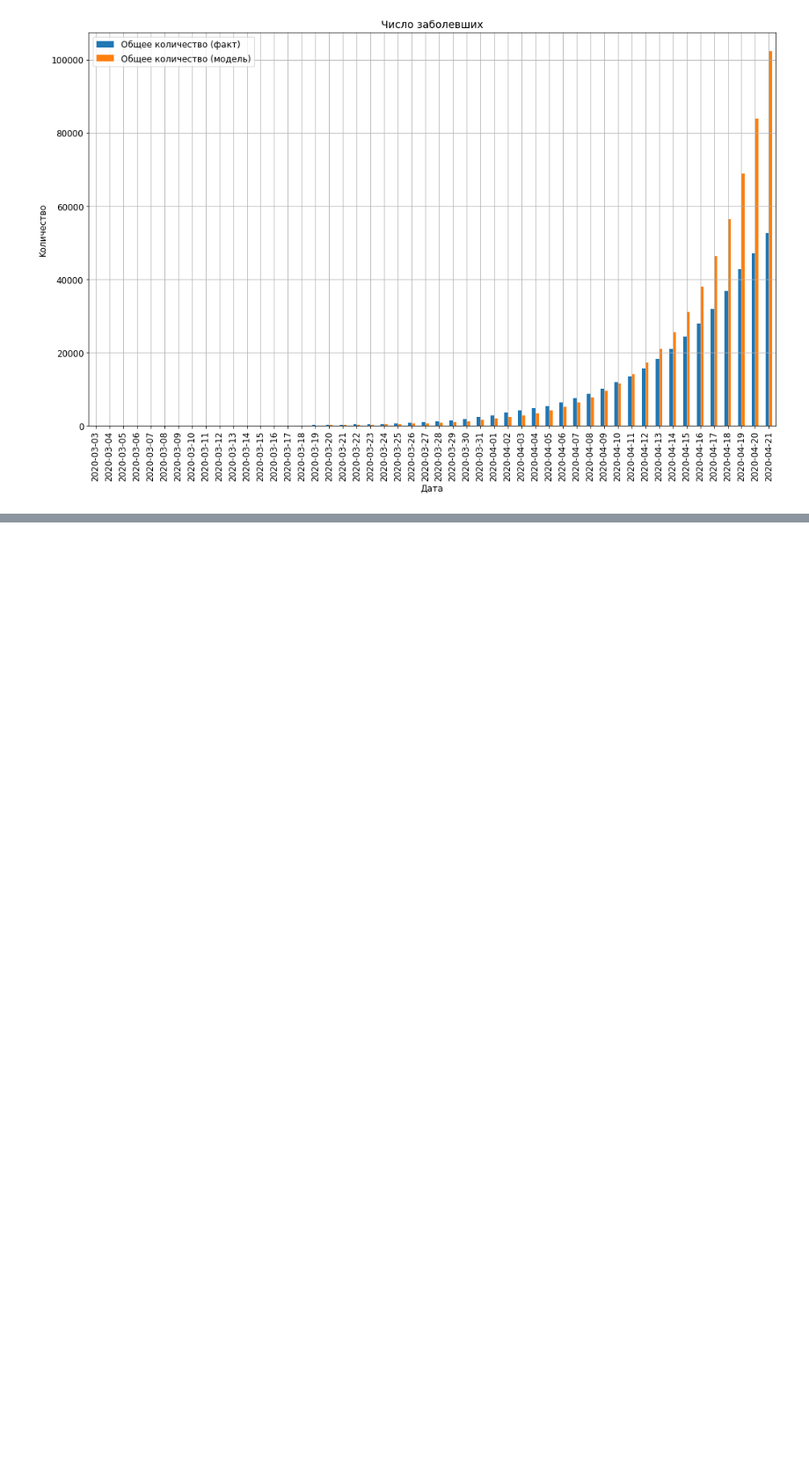
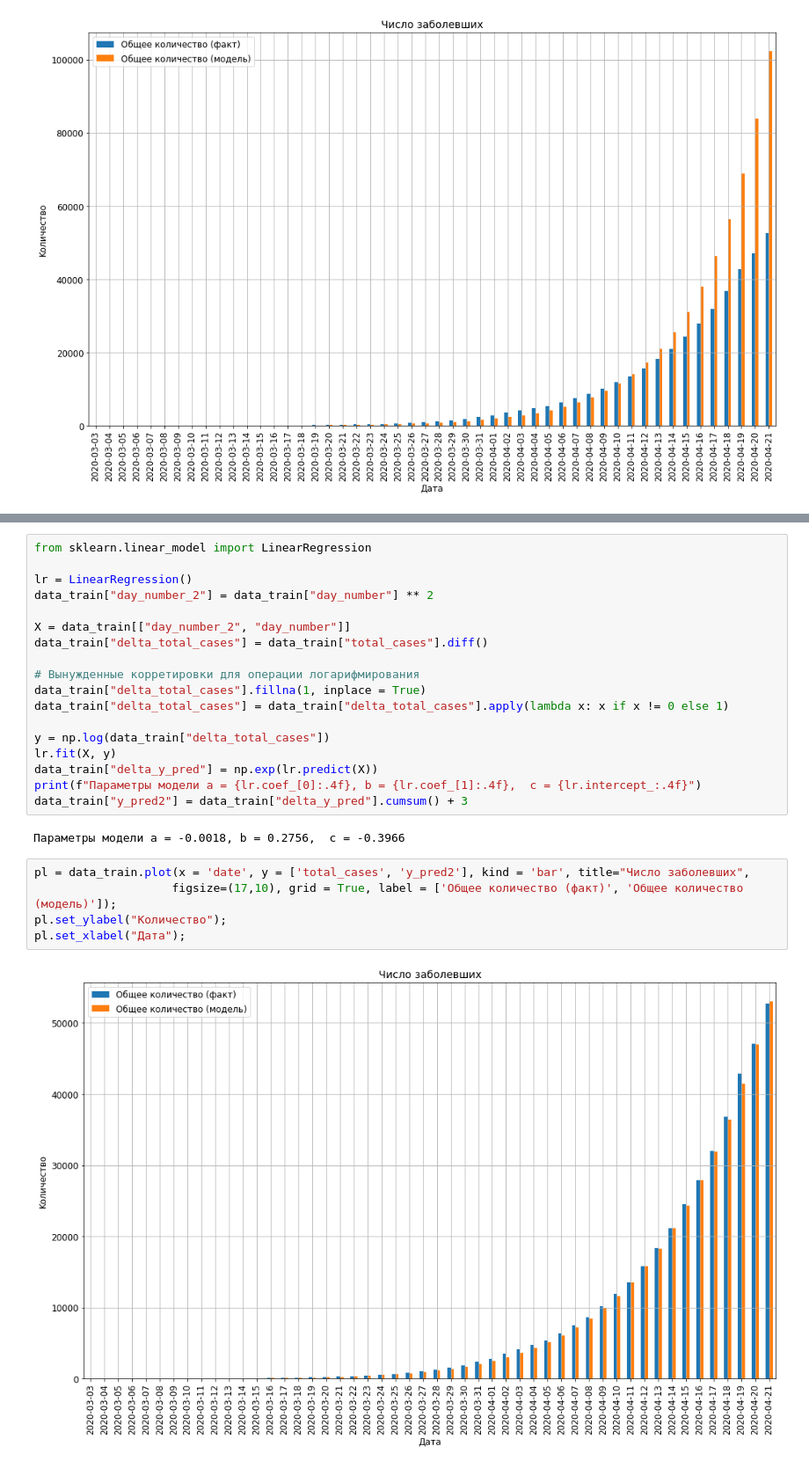
Before and after one commit to IlyasLatypov/MADE_DS, a Jupyter notebook: ADV_ML/HW1/HW_LatypovID.ipynb, the cells around one changed output, grey strips where cells are left out. Shown: that part at 88% size. Cells and saved outputs as stored; diff of their text form; blank space fills up the shorter version.

```diff
--- a/ADV_ML/HW1/HW_LatypovID.ipynb
+++ b/ADV_ML/HW1/HW_LatypovID.ipynb
@@ -221,0 +318,27 @@ pl.set_xlabel("Дата");
+# %%
+from sklearn.linear_model import LinearRegression
+
+lr = LinearRegression()
+data_train["day_number_2"] = data_train["day_number"] ** 2
+
+X = data_train[["day_number_2", "day_number"]]
+data_train["delta_total_cases"] = data_train["total_cases"].diff()
+
+# Вынужденные корретировки для операции логарифмирования
+data_train["delta_total_cases"].fillna(1, inplace = True)
+data_train["delta_total_cases"] = data_train["delta_total_cases"].apply(lambda x: x if x != 0 else 1)
+
+y = np.log(data_train["delta_total_cases"])
+lr.fit(X, y)
+data_train["delta_y_pred"] = np.exp(lr.predict(X))
+print(f"Параметры модели a = {lr.coef_[0]:.4f}, b = {lr.coef_[1]:.4f},  c = {lr.intercept_:.4f}")
+data_train["y_pred2"] = data_train["delta_y_pred"].cumsum() + 3
+# %% [output]
+Параметры модели a = -0.0018, b = 0.2756,  c = -0.3966
+# %%
+pl = data_train.plot(x = 'date', y = ['total_cases', 'y_pred2'], kind = 'bar', title="Число заболевших",
+                    figsize=(17,10), grid = True, label = ['Общее количество (факт)', 'Общее количество (модель)']);
+pl.set_ylabel("Kоличество");
+pl.set_xlabel("Дата");
+# %% [output]
+[figure, added]
```
Also changed, not shown: parts of 9 cells of this notebook.
